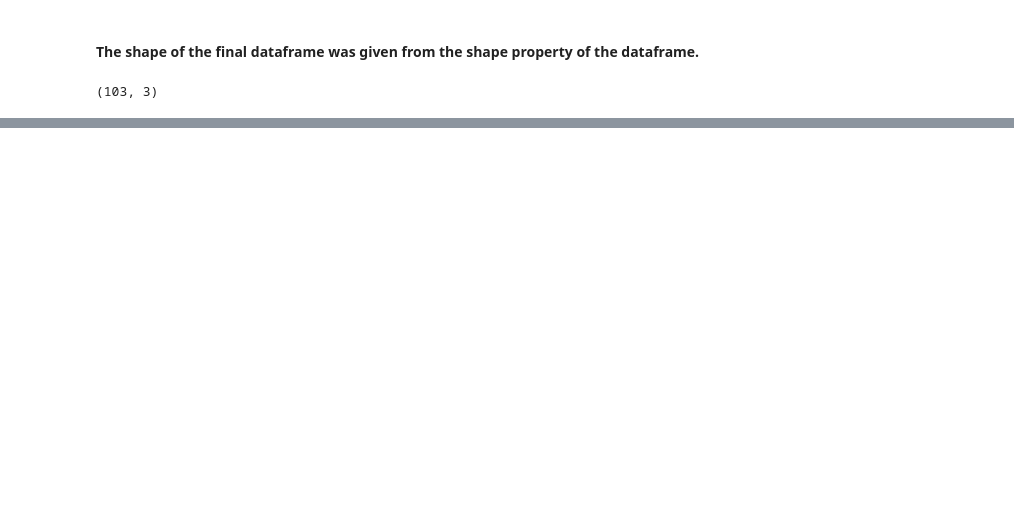
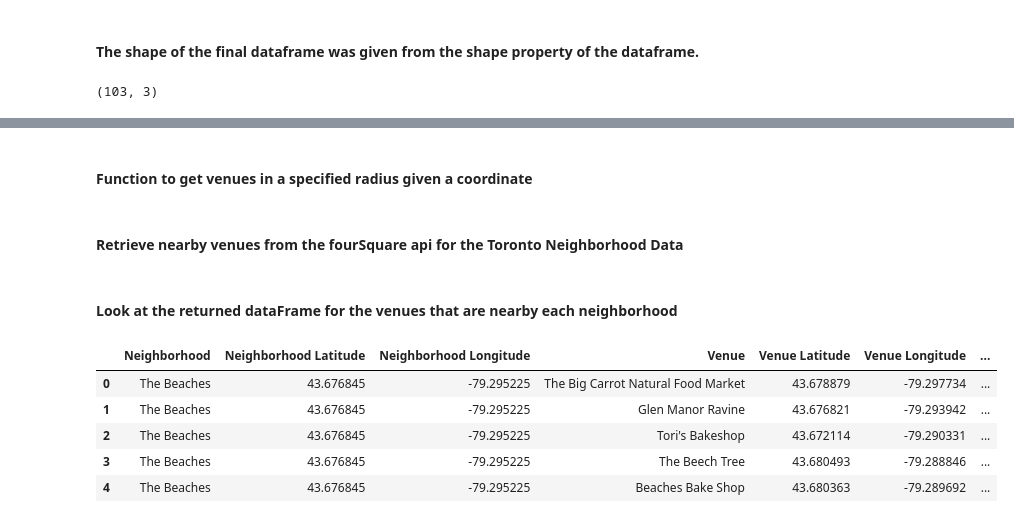
Before and after one commit to CetialphaV/Coursera_Capstone, a Jupyter notebook: Part 1 of Clustering Neighborhoods in Toronto.ipynb, the cells around one changed output, grey strips where cells are left out. Cells and saved outputs as stored; diff of their text form; code cells hidden in the pictures; blank space fills up the shorter version.

```diff
--- a/Part 1 of Clustering Neighborhoods in Toronto.ipynb
+++ b/Part 1 of Clustering Neighborhoods in Toronto.ipynb
@@ -41,0 +151,57 @@ postalCodeTable.shape
+# %% [markdown]
+#### Function to get venues in a specified radius given a coordinate
+# %%
+def getCloseVenues(names, latitudes, longitudes, radius=1000):
+
+    venues_list = []
+    for name, lat, lng in zip(names, latitudes, longitudes):
+        url = 'https://api.foursquare.com/v2/venues/explore?&client_id={}&client_secret={}&v={}&ll={},{}&radius={}&limit={}'.format(
+            CLIENT_ID,
+            CLIENT_SECRET,
+            VERSION,
+            lat,
+            lng,
+            radius,
+            LIMIT)
+
+        results = requests.get(url).json()['response']['groups'][0]['items']
+
+        venues_list.append([(
+            name,
+            lat,
+            lng,
+            v['venue']['name'],
+            v['venue']['location']['lat'],
+            v['venue']['location']['lng'],
+            v['venue']['categories'][0]['name']) for v in results
+        ])
+
+
+        nearby_venues = pd.DataFrame([item for venue_list in venues_list for item in venue_list])
+        nearby_venues.columns = ['Neighborhood',
+                                 'Neighborhood Latitude',
+                                 'Neighborhood Longitude',
+                                 'Venue',
+                                 'Venue Latitude',
+                                 'Venue Longitude',
+                                 'Venue Category'
+                                ]
+
+    return nearby_venues
+# %% [markdown]
+#### Retrieve nearby venues from the fourSquare api for the Toronto Neighborhood Data
+# %%
+torontoVenues = getCloseVenues(names=torontoTable['Neighbourhood'],
+                        latitudes=torontoTable['Latitude'],
+                       longitudes=torontoTable['Longitude'])
+# %% [markdown]
+#### Look at the returned dataFrame for the venues that are nearby each neighborhood
+# %%
+torontoVenues.head()
+# %% [output]
+|  | Neighborhood | Neighborhood Latitude | Neighborhood Longitude | Venue | Venue Latitude | Venue Longitude | ... |
+| 0 | The Beaches | 43.676845 | -79.295225 | The Big Carrot Natural Food Market | 43.678879 | -79.297734 | ... |
+| 1 | The Beaches | 43.676845 | -79.295225 | Glen Manor Ravine | 43.676821 | -79.293942 | ... |
+| 2 | The Beaches | 43.676845 | -79.295225 | Tori's Bakeshop | 43.672114 | -79.290331 | ... |
+| 3 | The Beaches | 43.676845 | -79.295225 | The Beech Tree | 43.680493 | -79.288846 | ... |
+| 4 | The Beaches | 43.676845 | -79.295225 | Beaches Bake Shop | 43.680363 | -79.289692 | ... |
```
Also changed, not shown: parts of 42 cells of this notebook.
